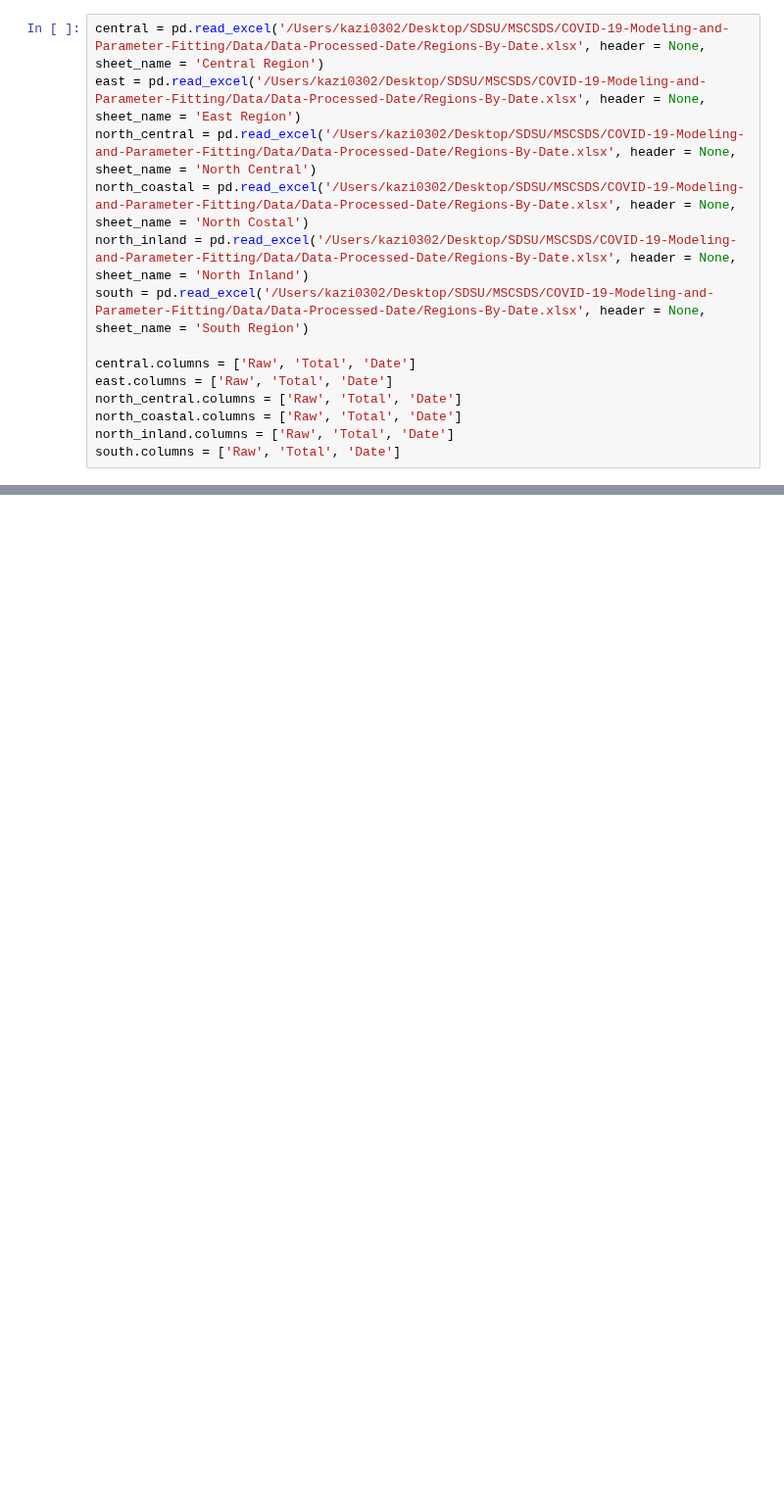
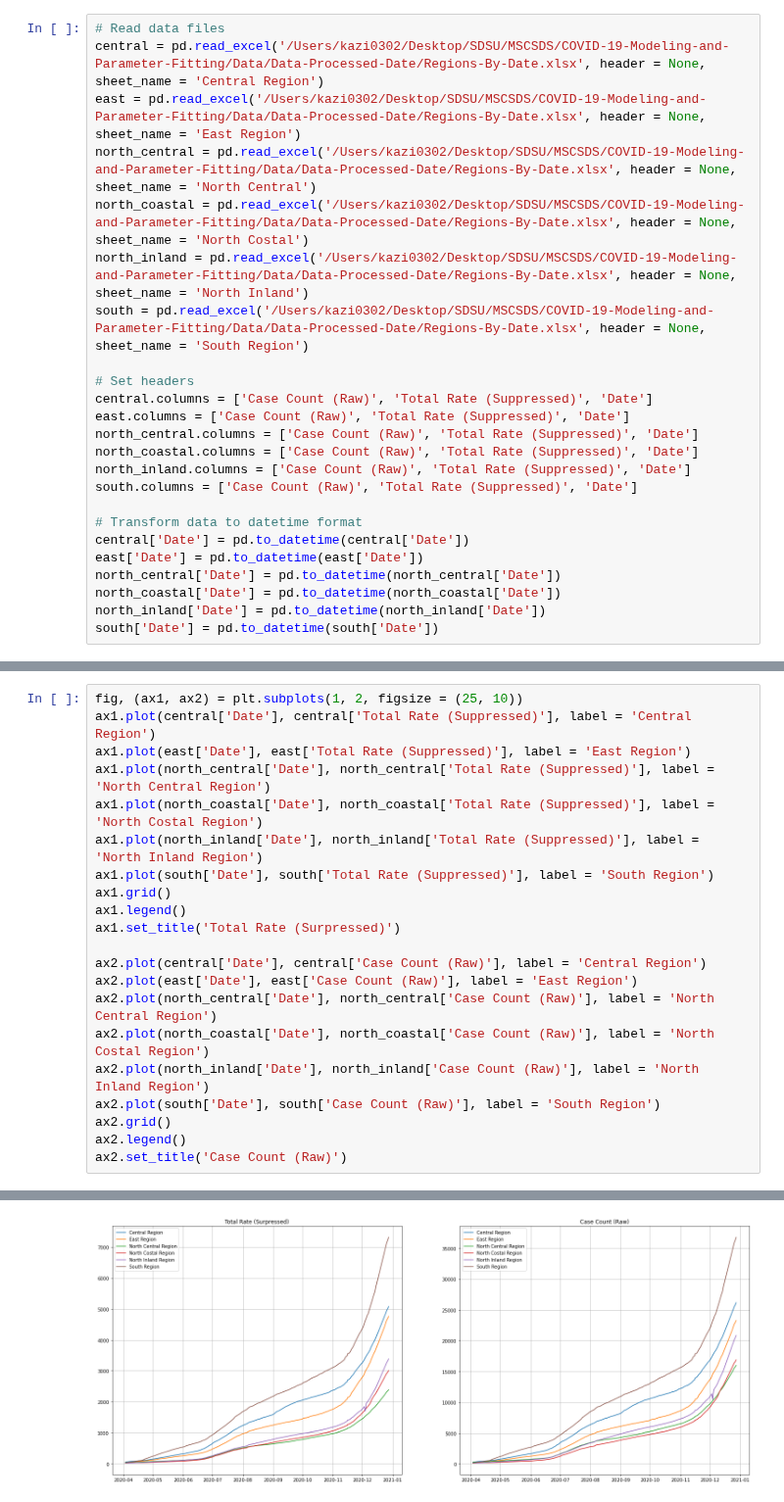
Before and after one commit to kazi0302/COVID-19-Modeling-and-Parameter-Fitting, a Jupyter notebook: Data/Data_Cleaning.ipynb, the cells around one changed output, grey strips where cells are left out. Shown at 98% size. Saved outputs shown, nothing was run; the diff lists cells and outputs as text; blank space fills up the shorter version.

```diff
--- a/Data/Data_Cleaning.ipynb
+++ b/Data/Data_Cleaning.ipynb
@@ -6,4 +6,5 @@ import matplotlib.pyplot as plt
 # %%
+# Read data files
 central = pd.read_excel('/Users/kazi0302/Desktop/SDSU/MSCSDS/COVID-19-Modeling-and-Parameter-Fitting/Data/Data-Processed-Date/Regions-By-Date.xlsx', header = None, sheet_name = 'Central Region')
 east = pd.read_excel('/Users/kazi0302/Desktop/SDSU/MSCSDS/COVID-19-Modeling-and-Parameter-Fitting/Data/Data-Processed-Date/Regions-By-Date.xlsx', header = None, sheet_name = 'East Region')
 north_central = pd.read_excel('/Users/kazi0302/Desktop/SDSU/MSCSDS/COVID-19-Modeling-and-Parameter-Fitting/Data/Data-Processed-Date/Regions-By-Date.xlsx', header = None, sheet_name = 'North Central')
@@ -11,9 +12,18 @@ north_coastal = pd.read_excel('/Users/kazi0302/Desktop/SDSU/MSCSDS/COVID-19-Mode
 north_inland = pd.read_excel('/Users/kazi0302/Desktop/SDSU/MSCSDS/COVID-19-Modeling-and-Parameter-Fitting/Data/Data-Processed-Date/Regions-By-Date.xlsx', header = None, sheet_name = 'North Inland')
 south = pd.read_excel('/Users/kazi0302/Desktop/SDSU/MSCSDS/COVID-19-Modeling-and-Parameter-Fitting/Data/Data-Processed-Date/Regions-By-Date.xlsx', header = None, sheet_name = 'South Region')
 
-central.columns = ['Raw', 'Total', 'Date']
-east.columns = ['Raw', 'Total', 'Date']
-north_central.columns = ['Raw', 'Total', 'Date']
-north_coastal.columns = ['Raw', 'Total', 'Date']
-north_inland.columns = ['Raw', 'Total', 'Date']
-south.columns = ['Raw', 'Total', 'Date']
+# Set headers
+central.columns = ['Case Count (Raw)', 'Total Rate (Suppressed)', 'Date']
+east.columns = ['Case Count (Raw)', 'Total Rate (Suppressed)', 'Date']
+north_central.columns = ['Case Count (Raw)', 'Total Rate (Suppressed)', 'Date']
+north_coastal.columns = ['Case Count (Raw)', 'Total Rate (Suppressed)', 'Date']
+north_inland.columns = ['Case Count (Raw)', 'Total Rate (Suppressed)', 'Date']
+south.columns = ['Case Count (Raw)', 'Total Rate (Suppressed)', 'Date']
+
+# Transform data to datetime format
+central['Date'] = pd.to_datetime(central['Date'])
+east['Date'] = pd.to_datetime(east['Date'])
+north_central['Date'] = pd.to_datetime(north_central['Date'])
+north_coastal['Date'] = pd.to_datetime(north_coastal['Date'])
+north_inland['Date'] = pd.to_datetime(north_inland['Date'])
+south['Date'] = pd.to_datetime(south['Date'])
@@ -31,0 +32,22 @@ south.columns = ['Raw', 'Total', 'Date']
+# %%
+fig, (ax1, ax2) = plt.subplots(1, 2, figsize = (25, 10))
+ax1.plot(central['Date'], central['Total Rate (Suppressed)'], label = 'Central Region')
+ax1.plot(east['Date'], east['Total Rate (Suppressed)'], label = 'East Region')
+ax1.plot(north_central['Date'], north_central['Total Rate (Suppressed)'], label = 'North Central Region')
+ax1.plot(north_coastal['Date'], north_coastal['Total Rate (Suppressed)'], label = 'North Costal Region')
+ax1.plot(north_inland['Date'], north_inland['Total Rate (Suppressed)'], label = 'North Inland Region')
+ax1.plot(south['Date'], south['Total Rate (Suppressed)'], label = 'South Region')
+ax1.grid()
+ax1.legend()
+ax1.set_title('Total Rate (Surpressed)')
+
+ax2.plot(central['Date'], central['Case Count (Raw)'], label = 'Central Region')
+ax2.plot(east['Date'], east['Case Count (Raw)'], label = 'East Region')
+ax2.plot(north_central['Date'], north_central['Case Count (Raw)'], label = 'North Central Region')
+ax2.plot(north_coastal['Date'], north_coastal['Case Count (Raw)'], label = 'North Costal Region')
+ax2.plot(north_inland['Date'], north_inland['Case Count (Raw)'], label = 'North Inland Region')
+ax2.plot(south['Date'], south['Case Count (Raw)'], label = 'South Region')
+ax2.grid()
+ax2.legend()
+ax2.set_title('Case Count (Raw)')
+# %% [output]
@@ -31,0 +55 @@ south.columns = ['Raw', 'Total', 'Date']
+[figure, added]
```
Also changed, not shown: parts of 11 cells of this notebook, 3 other files.
